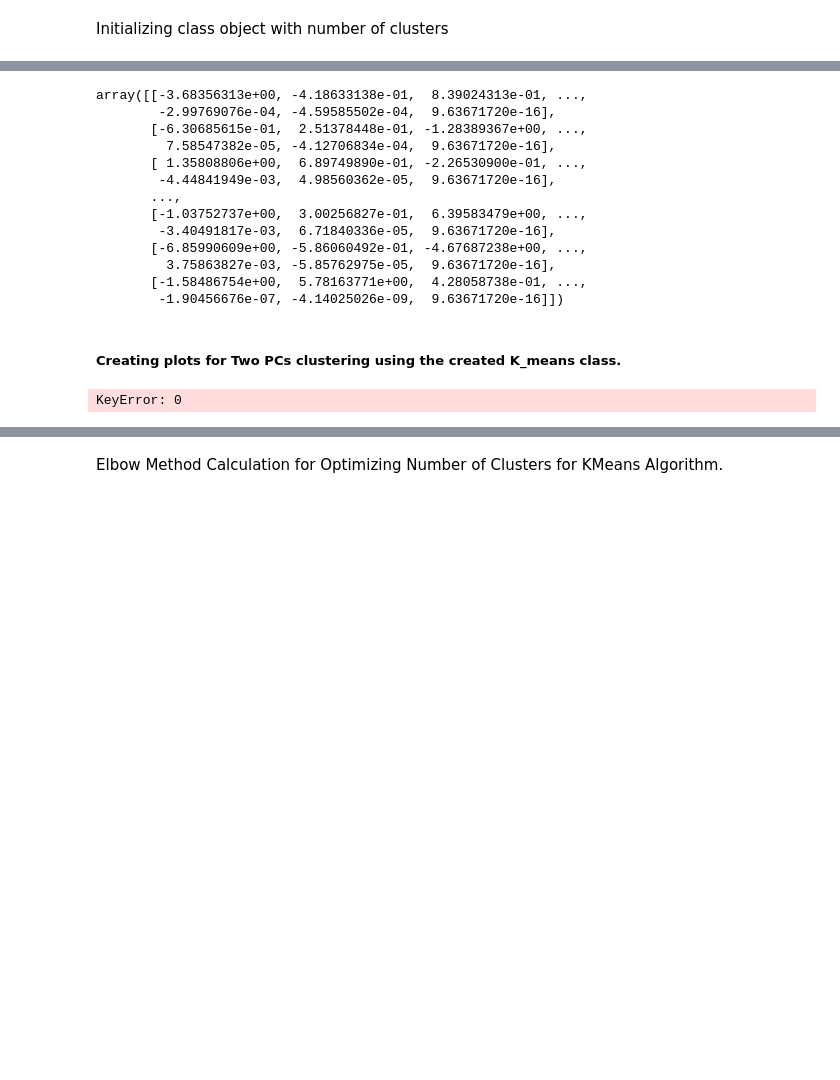
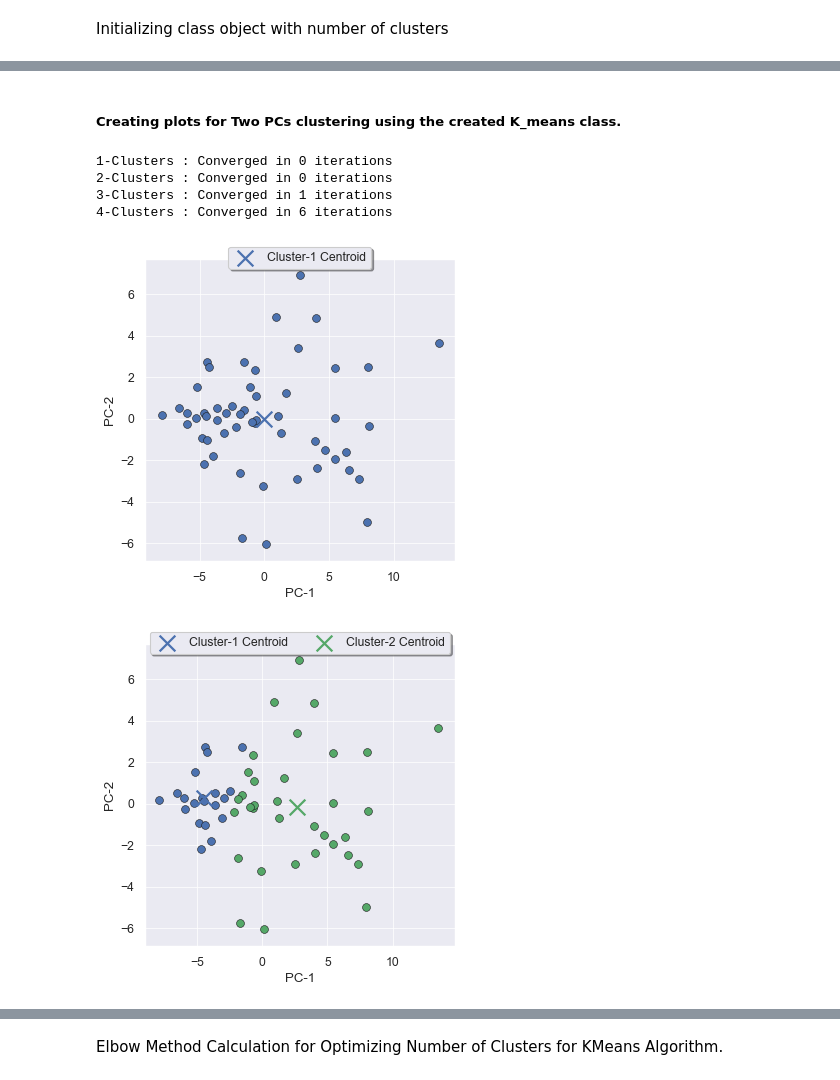
Before and after one commit to istewar1/Research, a Jupyter notebook: COSC 528/Project 2/Project2_notebook.ipynb, the cells around one changed output, grey strips where cells are left out. Cells and saved outputs as stored; diff of their text form; code cells hidden in the pictures; blank space fills up the shorter version.

```diff
--- a/COSC 528/Project 2/Project2_notebook.ipynb
+++ b/COSC 528/Project 2/Project2_notebook.ipynb
@@ -457,45 +449,38 @@ For the sake of comparison, let's examine sklearn's PCA module for fitting the d
-# %%
-U*Sigma
-# %% [output]
-array([[-3.68356313e+00, -4.18633138e-01,  8.39024313e-01, ...,
-        -2.99769076e-04, -4.59585502e-04,  9.63671720e-16],
-       [-6.30685615e-01,  2.51378448e-01, -1.28389367e+00, ...,
-         7.58547382e-05, -4.12706834e-04,  9.63671720e-16],
-       [ 1.35808806e+00,  6.89749890e-01, -2.26530900e-01, ...,
-        -4.44841949e-03,  4.98560362e-05,  9.63671720e-16],
-       ...,
-       [-1.03752737e+00,  3.00256827e-01,  6.39583479e+00, ...,
-        -3.40491817e-03,  6.71840336e-05,  9.63671720e-16],
-       [-6.85990609e+00, -5.86060492e-01, -4.67687238e+00, ...,
-         3.75863827e-03, -5.85762975e-05,  9.63671720e-16],
-       [-1.58486754e+00,  5.78163771e+00,  4.28058738e-01, ...,
-        -1.90456676e-07, -4.14025026e-09,  9.63671720e-16]])
 # %% [markdown]
 ##### Creating plots for Two PCs clustering using the created K_means class.
 # %%
-X = U*Sigma
-for i in range(1,4):
+for i in range(1,5):
     kmeans = K_means(i)
-    kmeans.main(X[:,0:2])
+    kmeans.main(data)
 
     c = ['b','g','r','c','m','y','k','w'] # python default plot colors for clusters
-    fig,ax = plt.subplots(dpi=80)
+    fig,ax = plt.subplots(figsize=(5,5),dpi=80)
     for classification in kmeans.clusters:
         color = c[classification]
         for features in kmeans.clusters[classification]:
             ax.scatter(features[0], features[1], color = color,s = 50,edgecolors='k',linewidth=0.5)
 
     for centroid in kmeans.centroids:
-        legend_string = 'Cluster-%i Centroid'%centroid
+        legend_string = 'Cluster-%i Centroid'%(centroid+1)
         PC1 = kmeans.centroids[centroid][0]
         PC2 = kmeans.centroids[centroid][1]
         ax.scatter(PC1,PC2,s=200, marker="x",color=c[centroid],linewidth=2,label=legend_string)
 
     ax.grid(alpha=0.75)
     ax.set_axisbelow(True)
-    ax.set_xlabel('PC1');ax.set_ylabel('PC2');
-    ax.legend(loc='lower left',fancybox=True,shadow=True)
-    #plt.savefig('/Users/i6o/Research/COSC 528/Project 2/Figures/'+'KMeans_Cluster_'+str(i)+'.png',format='png',dpi=200)
+    ax.set_xlabel('PC-1');ax.set_ylabel('PC-2');
+    if i <5:
+        ax.legend(loc='upper center', bbox_to_anchor=(0.5, 1.06),
+          ncol=4, fancybox=True, shadow=True)
+    else:
+        ax.legend(loc='upper center', bbox_to_anchor=(0.5, 1.097),
+          ncol=4, fancybox=True, shadow=True)
+    #plt.savefig('/Users/i6o/Research/COSC 528/Project 2/Figures/'+'KMeans_Cluster_'+str(i)+'.png',format='png',dpi=600)
     print '%i-Clusters : Converged in %i iterations'%(i,kmeans.centroids_converged)
 # %% [output]
-KeyError: 0
+1-Clusters : Converged in 0 iterations
+2-Clusters : Converged in 0 iterations
+3-Clusters : Converged in 1 iterations
+4-Clusters : Converged in 6 iterations
+[figure, added]
+[figure, added]
```
Also changed, not shown: parts of 39 cells of this notebook, 3 other files.
